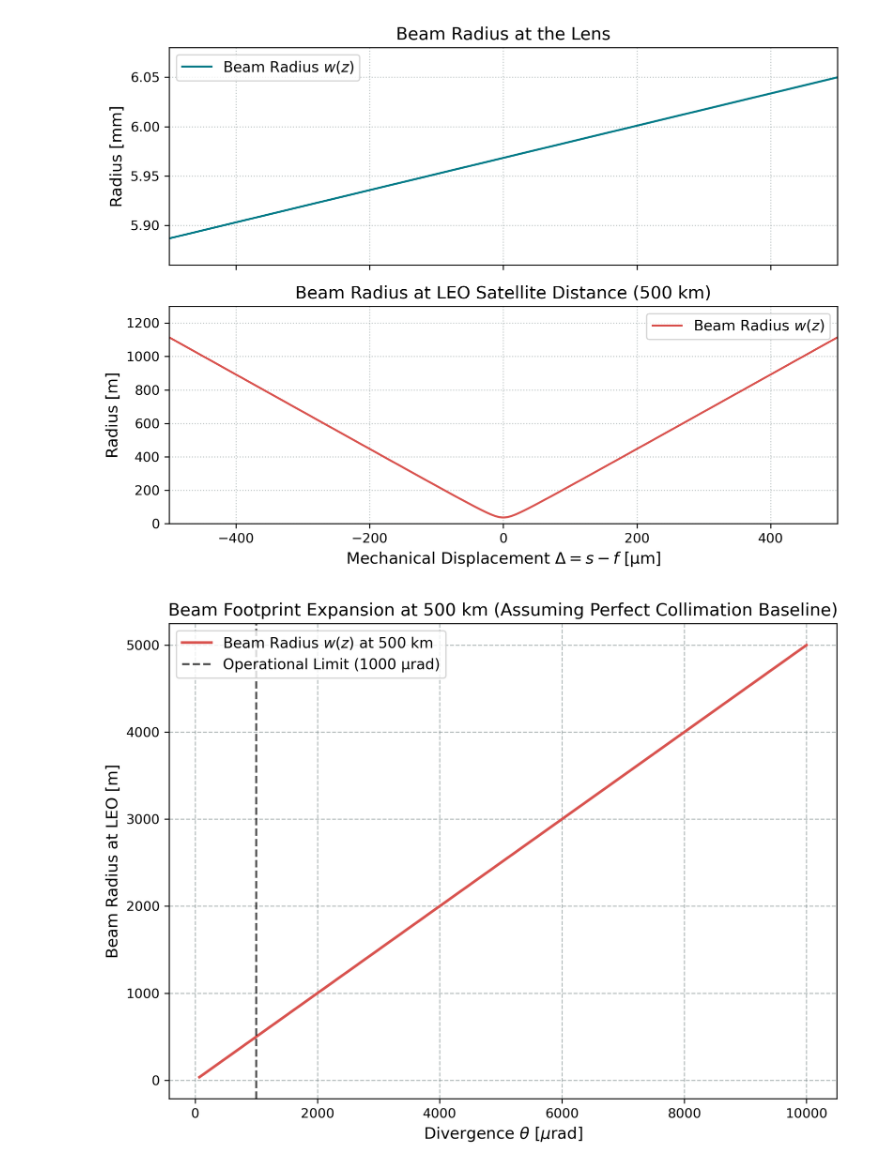
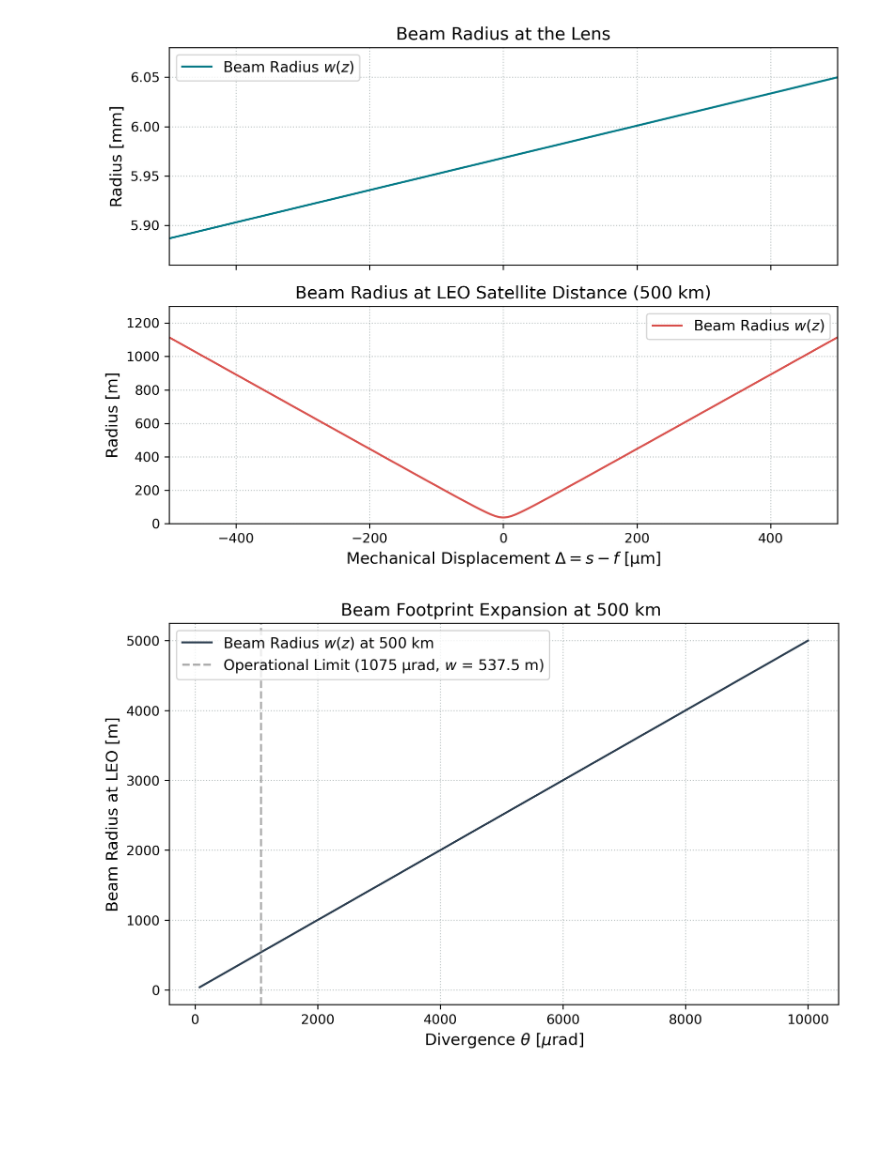
Before and after one commit to CodeTurtleT/lasercom-divergence-control, a Jupyter notebook: range_plots_ba.ipynb, the cells around one changed output. Saved outputs shown, nothing was run; the diff lists cells and outputs as text; code cells hidden in the pictures; blank space fills up the shorter version.

Commit message:
neu plots für atmosphere

```diff
--- a/range_plots_ba.ipynb
+++ b/range_plots_ba.ipynb
@@ -162,7 +162,7 @@ plt.show()
 
 #s=f #delta=0, perfect kollimiert
 
-divergence_microrad = np.linspace(70, 10000, 1000)
+divergence_microrad = np.linspace(75, 10000, 1000)
 divergence_rad = divergence_microrad * 1e-6
 
 # Taillengrösse as a function of divergence: theta = lambda_eff / (pi * w0) => w0 = lambda_eff / (pi * theta)
@@ -172,40 +172,40 @@ w0_new = lam_eff / (np.pi * divergence_rad)
 zR_neu = (np.pi * w0_new**2) / lam_eff
 
 # Strahlradius bei z2 = 500 km
 z2 = 500e3  # [m]
 # Da z_waist näherungsweise an der Linse liegt (z_waist = 0), vereinfacht sich die Ausbreitung:
 w_500km = w0_new * np.sqrt(1 + (z2 / zR_neu) ** 2)
+target_div = 1075
+w_at_1075 = np.interp(target_div, divergence_microrad, w_500km)
 
 # ==========================================
 # Plotting
 # ==========================================
-fig, ax = plt.subplots(1, 1, figsize=(8, 6))
+fig, ax = plt.subplots(1, 1, figsize=(8, 5))
 
 ax.plot(
     divergence_microrad,
     w_500km,
-    color="#D9534F",
-    lw=2,
+    color="#2C3E50",
     label="Beam Radius $w(z)$ at 500 km",
 )
 
 # Visuelle Markierung deiner genutzten Obergrenze von 1000 µrad
 ax.axvline(
-    x=1000,
-    color="black",
+    x=target_div,
+    color="grey",
     linestyle="--",
     alpha=0.7,
-    label="Operational Limit (1000 µrad)",
+    label=f"Operational Limit ({target_div} µrad, $w$ = {w_at_1075:.1f} m)",
 )
 
 ax.set_xlabel(r"Divergence $\theta$ [$\mu$rad]")
 ax.set_ylabel("Beam Radius at LEO [m]")
-ax.set_title("Beam Footprint Expansion at 500 km (Assuming Perfect Collimation Baseline)")
-#ax.set_title("Beam Footprint Expansion at 500 km as a Function of Divergence")
+ax.set_title("Beam Footprint Expansion at 500 km ")#(Assuming Perfect Collimation Baseline)
 ax.legend(loc="upper left")
 
 plt.tight_layout()
-# plt.savefig("/Users/trinity/Desktop/bachelor.thesis/ba_plots/calculations_for_prototype/range_distance/beam_radius.pdf")
+plt.savefig("/Users/trinity/Desktop/bachelor.thesis/ba_plots/calculations_for_prototype/range_divergence/beam_radius_leo.pdf")
 plt.show()
 # %% [output]
-[figure, old version]
+[figure, new version]
```
Also changed, not shown: 1 other file.
